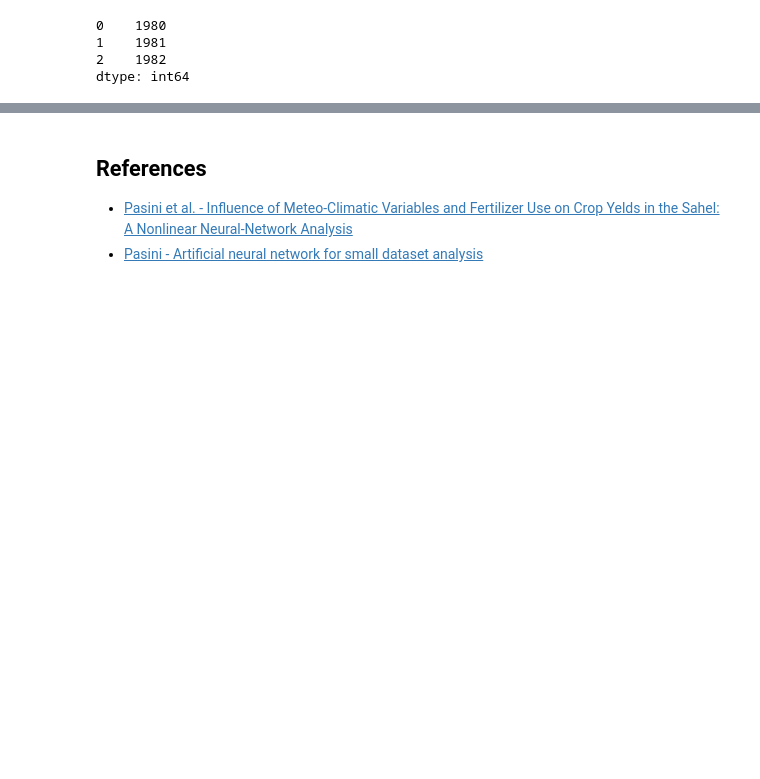
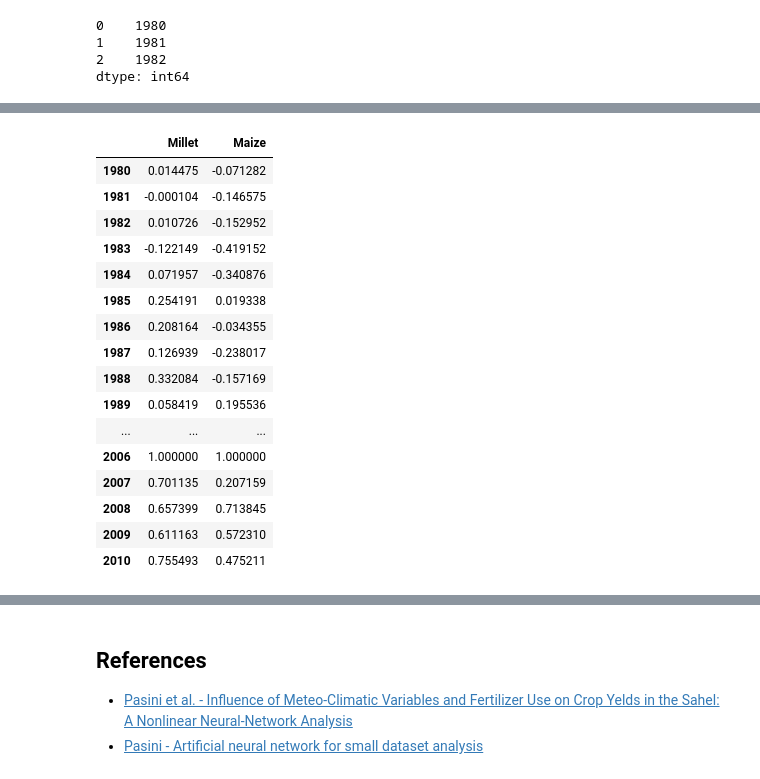
Before and after one commit to luigiselmi/datascience, a Jupyter notebook: python/iia/crop_production.ipynb, the cells around one changed output, grey strips where cells are left out. Saved outputs shown, nothing was run; the diff lists cells and outputs as text; code cells hidden in the pictures; blank space fills up the shorter version.

```diff
--- a/python/iia/crop_production.ipynb
+++ b/python/iia/crop_production.ipynb
@@ -106,0 +151,21 @@ The output of the neural network is computed in the same way by a matrix multipl
+# %%
+x_yeld_bf_df = pd.DataFrame({'Millet': millet_yeld_bf_norm_df, 'Maize': maize_yeld_bf_norm_df})
+x_yeld_bf_df
+# %% [output]
+|  | Millet | Maize |
+| 1980 | 0.014475 | -0.071282 |
+| 1981 | -0.000104 | -0.146575 |
+| 1982 | 0.010726 | -0.152952 |
+| 1983 | -0.122149 | -0.419152 |
+| 1984 | 0.071957 | -0.340876 |
+| 1985 | 0.254191 | 0.019338 |
+| 1986 | 0.208164 | -0.034355 |
+| 1987 | 0.126939 | -0.238017 |
+| 1988 | 0.332084 | -0.157169 |
+| 1989 | 0.058419 | 0.195536 |
+| ... | ... | ... |
+| 2006 | 1.000000 | 1.000000 |
+| 2007 | 0.701135 | 0.207159 |
+| 2008 | 0.657399 | 0.713845 |
+| 2009 | 0.611163 | 0.572310 |
+| 2010 | 0.755493 | 0.475211 |
```
Also changed, not shown: parts of 18 cells of this notebook.
